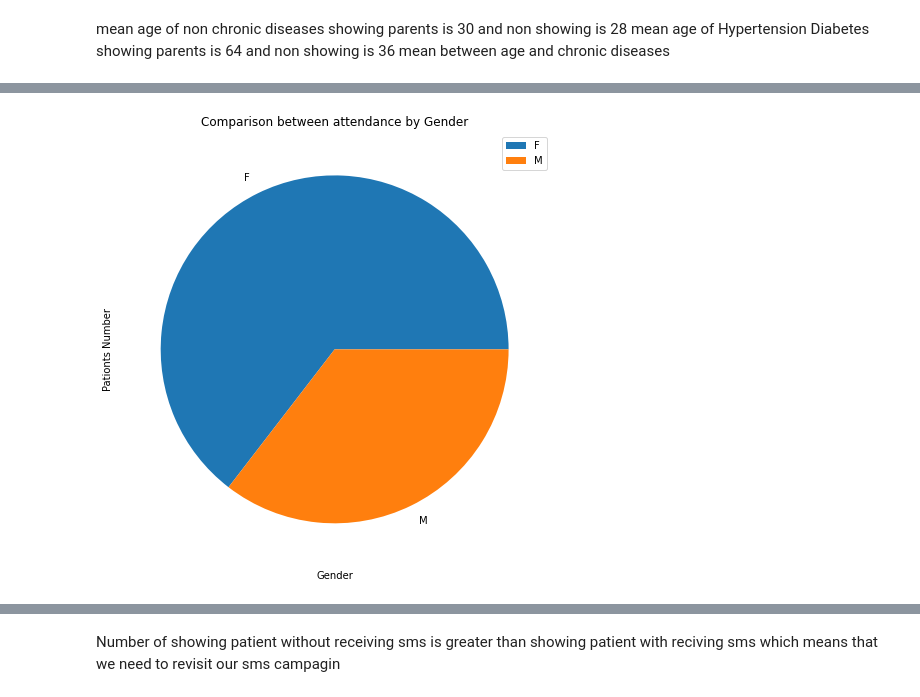
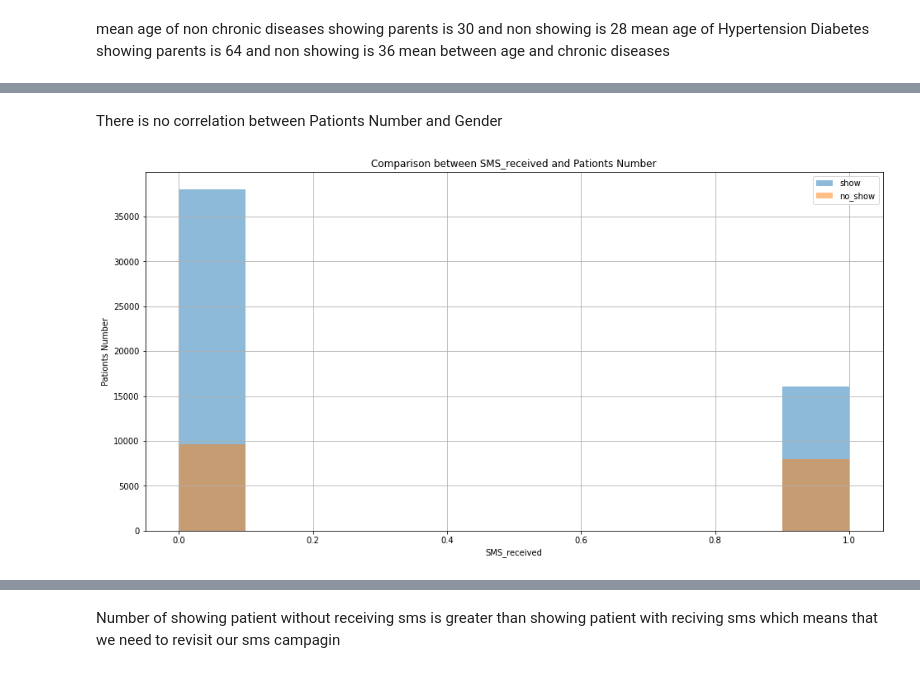
Before and after one commit to Abdellatif-Elfeke/Investigate-a-Dataset, a Jupyter notebook: investigate_a_dataset_template.ipynb, the cells around one changed output, grey strips where cells are left out. Drawn from its saved outputs; the diff is of its cells as text; code cells hidden in the pictures.

```diff
--- a/investigate_a_dataset_template.ipynb
+++ b/investigate_a_dataset_template.ipynb
@@ -251,12 +253,13 @@ mean age for showed patients is 37 , no showed is 34 showed patient recieved sms
 # %%
 # does age effect the attendance
 def attendance(df,col_name,attended,absent):
-  plt.figure(figsize=[16,4])
-  df[col_name][show].hist(alpha=0.5 ,bins=10, color='blue', label = 'show')
-  df[col_name][no_show].hist(alpha=0.5 ,bins=10, color='red' , label = 'no_show')
+
+  plt.figure(figsize=[16,8])
+  df[col_name][show].hist(alpha=0.5 , label = 'show')
+  df[col_name][no_show].hist(alpha=0.5 , label = 'no_show')
   plt.legend()
-  plt.title('Comparison acc. to age')
+  plt.title('Comparison between Age and Pationts Number')
   plt.xlabel('Age')
-  plt.ylabel('Pationts Number');
+  plt.ylabel('Pationts Number')
 attendance(df,'Age',show,no_show)
 # %% [output]
@@ -293,14 +328,16 @@ mean age of non chronic diseases showing parents is 30 and non showing is 28 mea
+# %% [markdown]
+There is no correlation between Pationts Number and Gender
 # %%
-from locale import normalize
-# what is the percentage of gender
+# does receiving SMS effect the attendance
 def attendance(df,col_name,attended,absent):
 
   plt.figure(figsize=[16,8])
-  df[col_name][show].value_counts(normalize= True).plot(kind = 'pie' , label = 'show')
+  df[col_name][show].hist(alpha=0.5 , label = 'show')
+  df[col_name][no_show].hist(alpha=0.5 , label = 'no_show')
   plt.legend()
-  plt.title('Comparison between attendance by Gender')
-  plt.xlabel('Gender')
+  plt.title('Comparison between SMS_received and Pationts Number')
+  plt.xlabel('SMS_received')
   plt.ylabel('Pationts Number')
-attendance(df,'Gender',show,no_show)
+attendance(df,'SMS_received',show,no_show)
 # %% [output]
-[figure, old version]
+[figure, new version]
```
Also changed, not shown: parts of 17 cells of this notebook.
